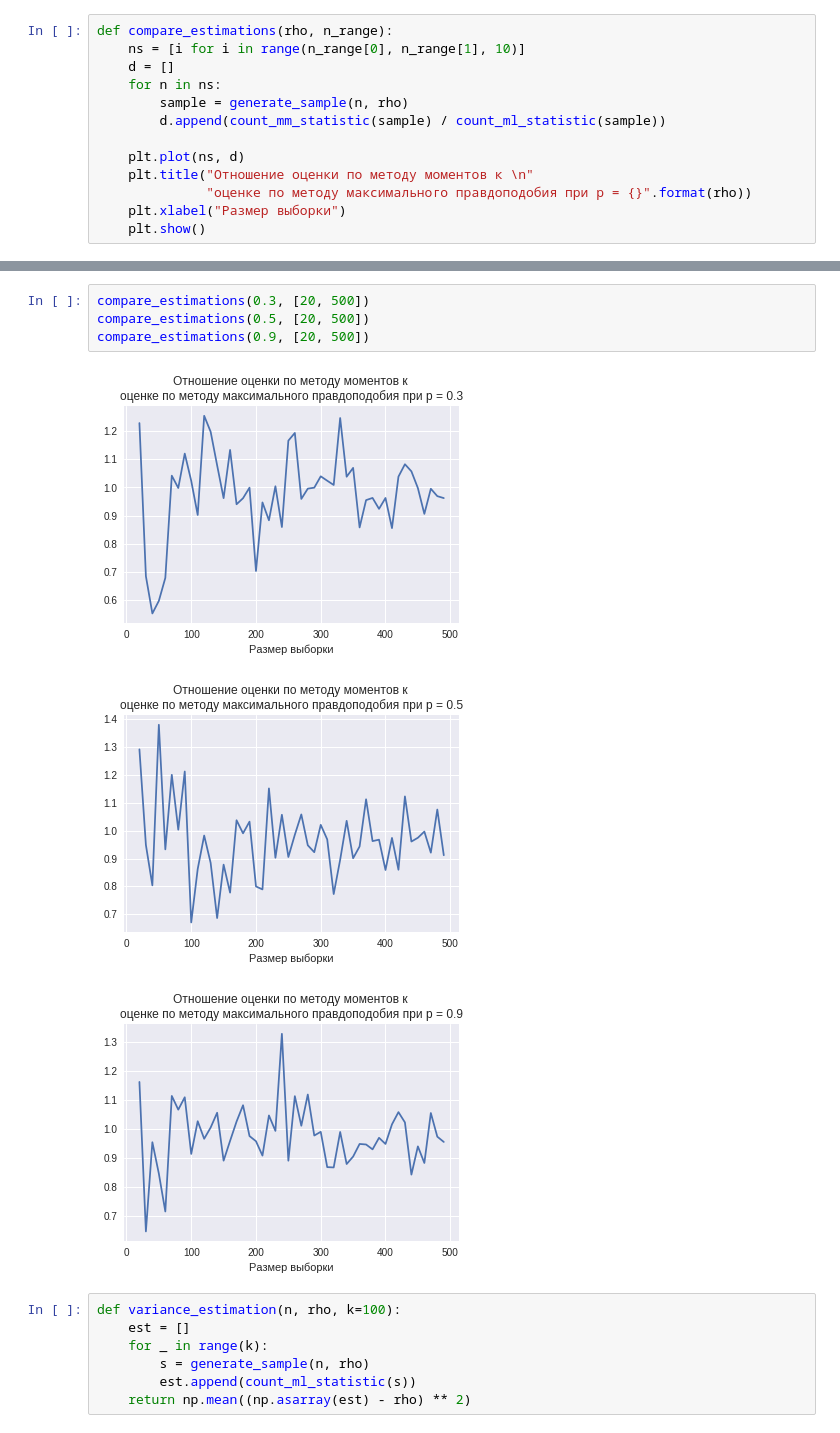
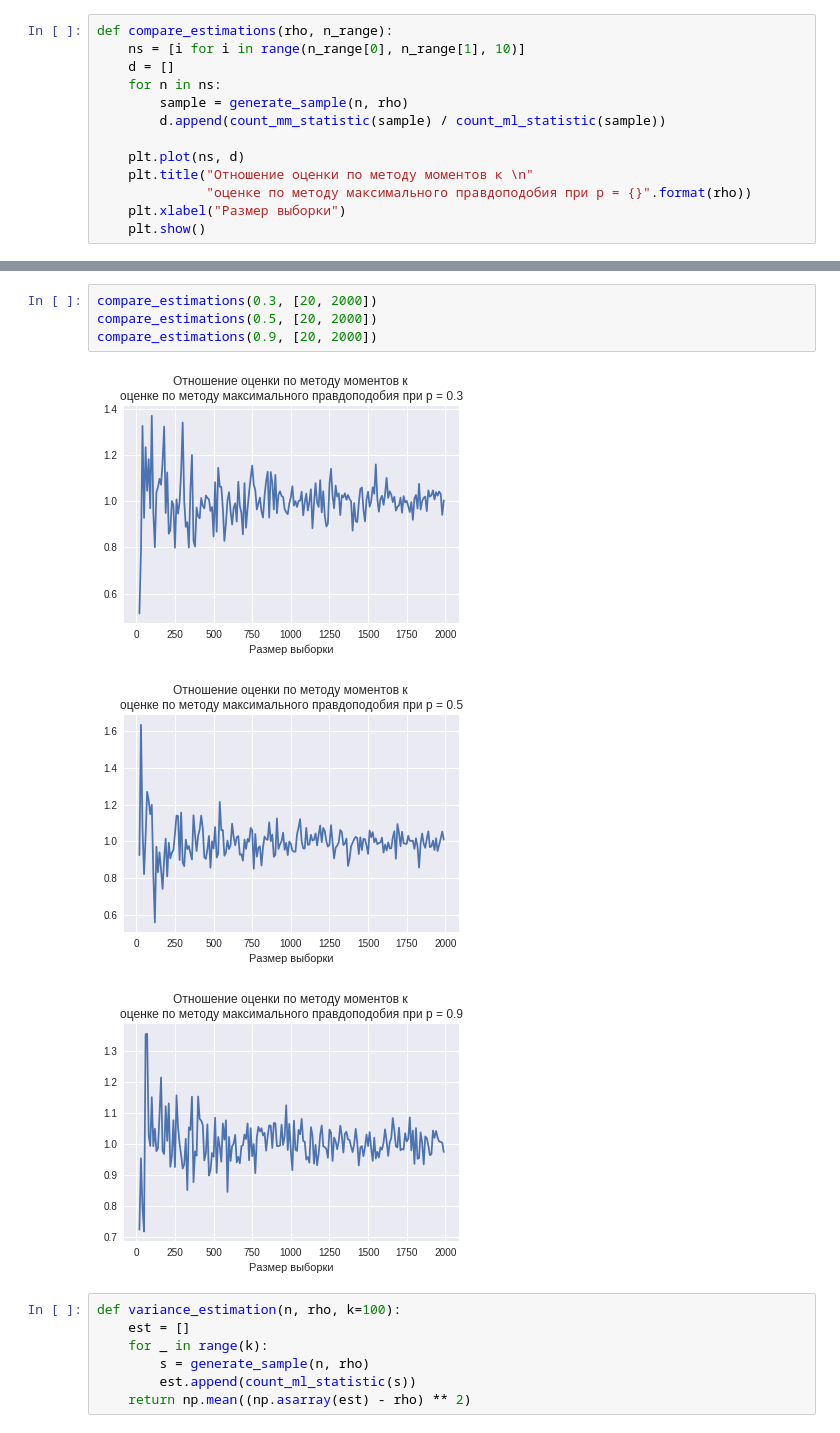
Before and after one commit to DaryaChaplygina/BioInf2018, a Jupyter notebook: Statistics/HW2_task1.ipynb, the cells around one changed output, grey strips where cells are left out. Saved outputs shown, nothing was run; the diff lists cells and outputs as text.

```diff
--- a/Statistics/HW2_task1.ipynb
+++ b/Statistics/HW2_task1.ipynb
@@ -50,11 +51,11 @@ def compare_estimations(rho, n_range):
 # %%
-compare_estimations(0.3, [20, 500])
-compare_estimations(0.5, [20, 500])
-compare_estimations(0.9, [20, 500])
+compare_estimations(0.3, [20, 2000])
+compare_estimations(0.5, [20, 2000])
+compare_estimations(0.9, [20, 2000])
 # %% [output]
-[figure, old version]
+[figure, new version]
-[figure, old version]
+[figure, new version]
-[figure, old version]
+[figure, new version]
 # %%
 def variance_estimation(n, rho, k=100):
     est = []
```
Also changed, not shown: parts of 7 cells of this notebook.
